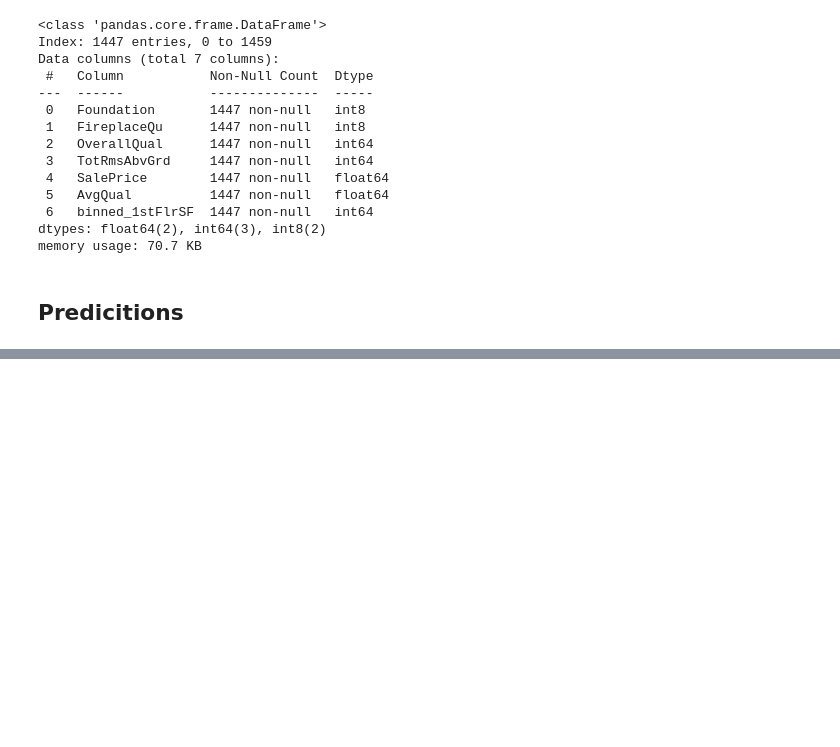
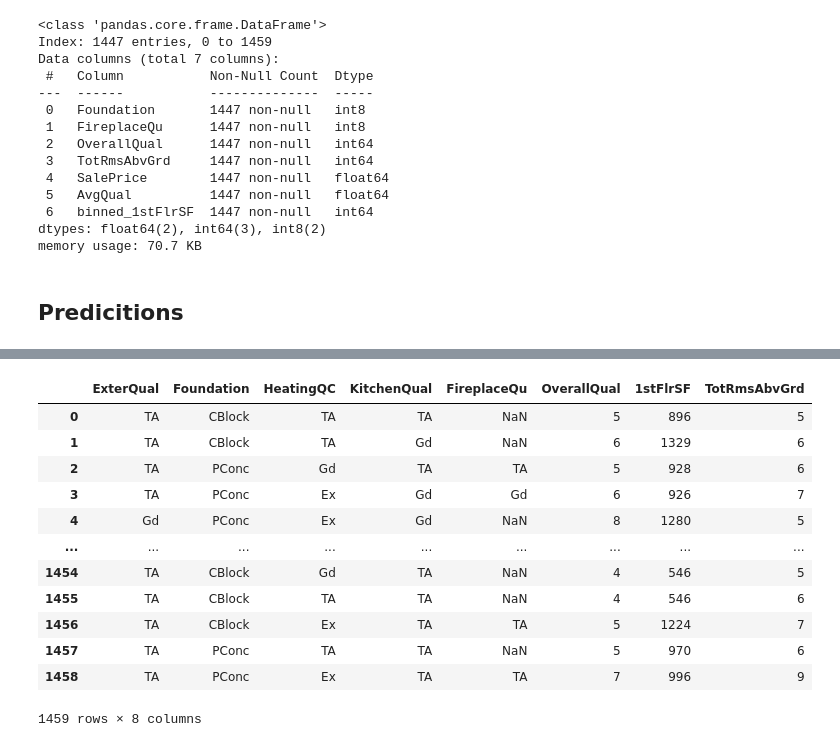
Before and after one commit to joseantonio002/kaggle, a Jupyter notebook: housing_prices/hp2.ipynb, the cells around one changed output, grey strips where cells are left out. Cells and saved outputs as stored; diff of their text form; code cells hidden in the pictures; blank space fills up the shorter version.

```diff
--- a/housing_prices/hp2.ipynb
+++ b/housing_prices/hp2.ipynb
@@ -794,0 +790,25 @@ Epoch [500/500]  Loss: 0.6664  |  R²: -3.3408
+# %%
+test_fe = test[['ExterQual',
+ 'Foundation',
+ 'HeatingQC',
+ 'KitchenQual',
+ 'FireplaceQu',
+ 'OverallQual',
+ '1stFlrSF',
+ 'TotRmsAbvGrd']].copy(deep=True)
+# %%
+test_fe
+# %% [output]
+|  | ExterQual | Foundation | HeatingQC | KitchenQual | FireplaceQu | OverallQual | 1stFlrSF | TotRmsAbvGrd |
+| 0 | TA | CBlock | TA | TA | NaN | 5 | 896 | 5 |
+| 1 | TA | CBlock | TA | Gd | NaN | 6 | 1329 | 6 |
+| 2 | TA | PConc | Gd | TA | TA | 5 | 928 | 6 |
+| 3 | TA | PConc | Ex | Gd | Gd | 6 | 926 | 7 |
+| 4 | Gd | PConc | Ex | Gd | NaN | 8 | 1280 | 5 |
+| ... | ... | ... | ... | ... | ... | ... | ... | ... |
+| 1454 | TA | CBlock | Gd | TA | NaN | 4 | 546 | 5 |
+| 1455 | TA | CBlock | TA | TA | NaN | 4 | 546 | 6 |
+| 1456 | TA | CBlock | Ex | TA | TA | 5 | 1224 | 7 |
+| 1457 | TA | PConc | TA | TA | NaN | 5 | 970 | 6 |
+| 1458 | TA | PConc | Ex | TA | TA | 7 | 996 | 9 |
+1459 rows × 8 columns
```
Also changed, not shown: parts of 24 cells of this notebook, 2 other files.
